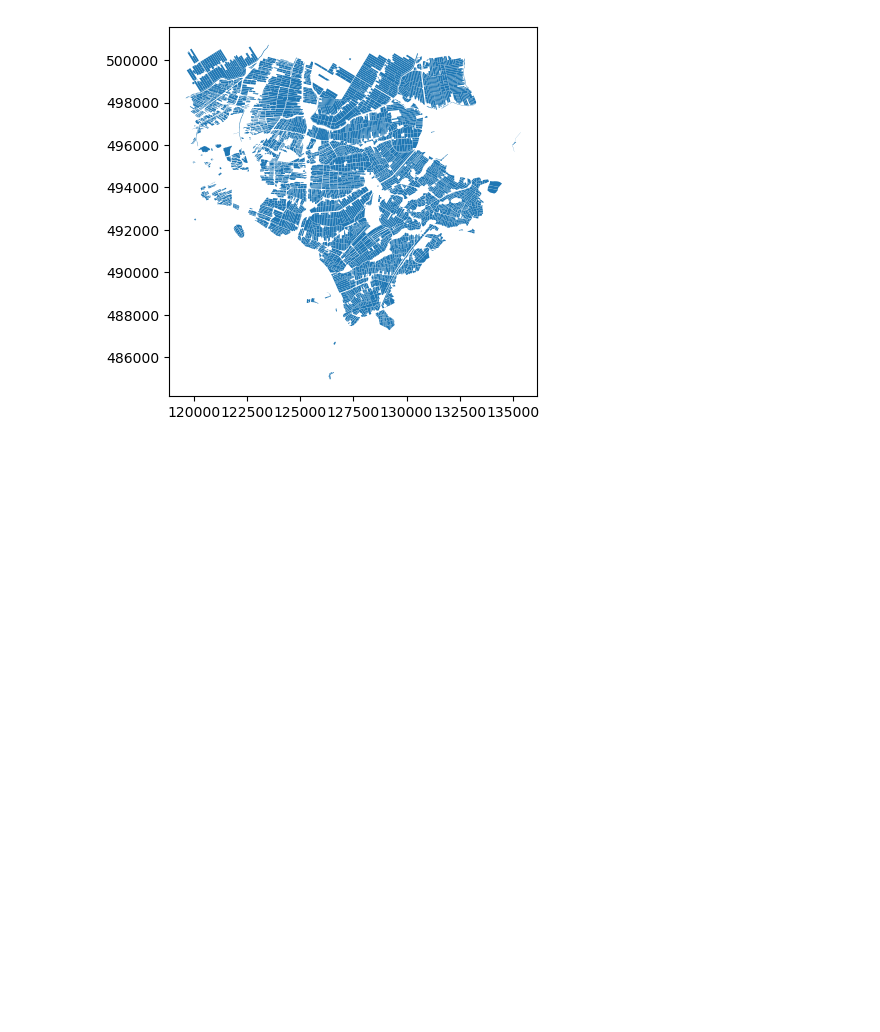
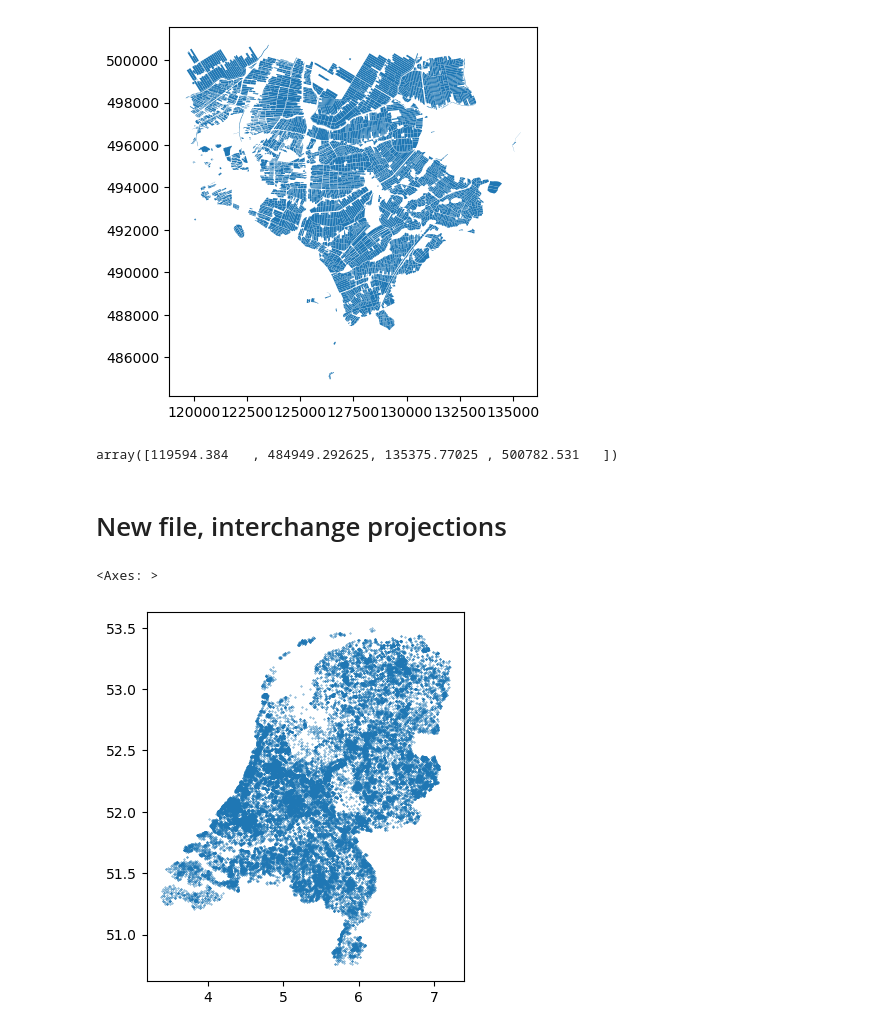
Before and after one commit to mashadab/remote-sensing, a Jupyter notebook: D1/4VectorDataGeoPandas.ipynb, the cells around one changed output. Cells and saved outputs as stored; diff of their text form; code cells hidden in the pictures; blank space fills up the shorter version.

```diff
--- a/D1/4VectorDataGeoPandas.ipynb
+++ b/D1/4VectorDataGeoPandas.ipynb
@@ -103,0 +106,13 @@ fields_cx.to_file("fields_cropped.shp")  #It is the shape file
+# %%
+fields_cx.total_bounds
+# %% [output]
+array([119594.384   , 484949.292625, 135375.77025 , 500782.531   ])
+# %% [markdown]
+# New file, interchange projections
+# %%
+wells = gpd.read_file("../data/brogmwvolledigeset.zip")  #loading the new file
+# %%
+wells.plot(markersize=0.1) #plotting the wells
+# %% [output]
+<Axes: >
+[figure, added]
```
Also changed, not shown: parts of 6 cells of this notebook, 1 other file.
